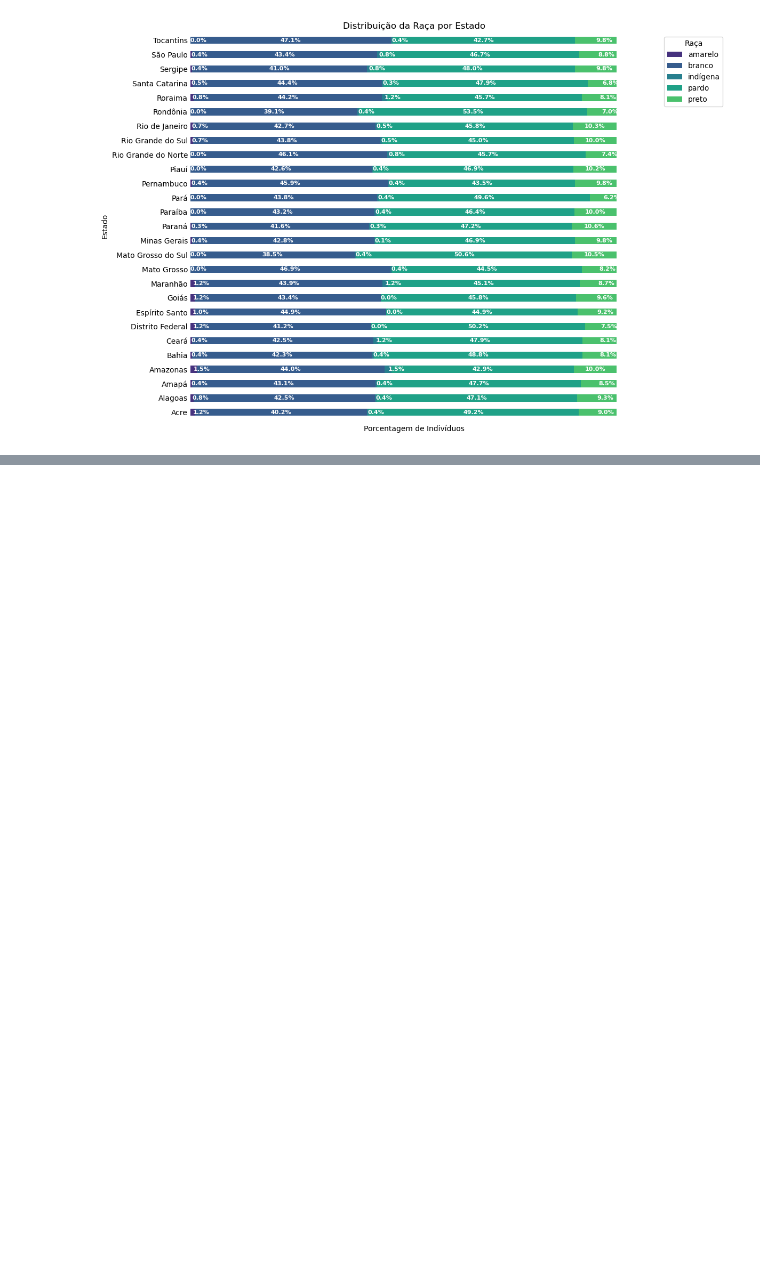
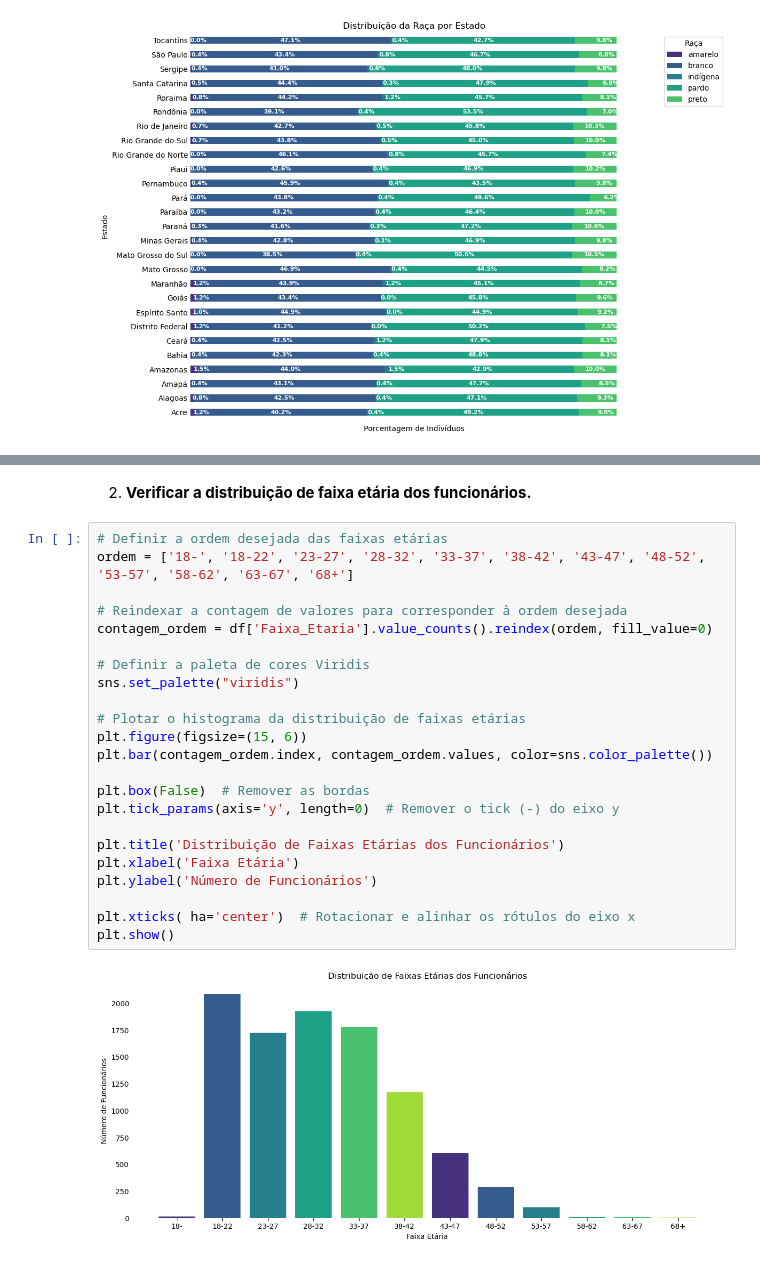
Before and after one commit to pedrolustosab/AdaHack-Dados, a Jupyter notebook: Análise Exploratória.ipynb, the cells around one changed output, grey strips where cells are left out. Drawn from its saved outputs; the diff is of its cells as text; blank space fills up the shorter version.

```diff
--- a/Análise Exploratória.ipynb
+++ b/Análise Exploratória.ipynb
@@ -507,0 +539,27 @@ plt.show()
+# %% [markdown]
+2. **Verificar a distribuição de faixa etária dos funcionários.**
+# %%
+# Definir a ordem desejada das faixas etárias
+ordem = ['18-', '18-22', '23-27', '28-32', '33-37', '38-42', '43-47', '48-52', '53-57', '58-62', '63-67', '68+']
+
+# Reindexar a contagem de valores para corresponder à ordem desejada
+contagem_ordem = df['Faixa_Etaria'].value_counts().reindex(ordem, fill_value=0)
+
+# Definir a paleta de cores Viridis
+sns.set_palette("viridis")
+
+# Plotar o histograma da distribuição de faixas etárias
+plt.figure(figsize=(15, 6))
+plt.bar(contagem_ordem.index, contagem_ordem.values, color=sns.color_palette())
+
+plt.box(False)  # Remover as bordas
+plt.tick_params(axis='y', length=0)  # Remover o tick (-) do eixo y
+
+plt.title('Distribuição de Faixas Etárias dos Funcionários')
+plt.xlabel('Faixa Etária')
+plt.ylabel('Número de Funcionários')
+
+plt.xticks( ha='center')  # Rotacionar e alinhar os rótulos do eixo x
+plt.show()
+# %% [output]
+[figure, added]
```
Also changed, not shown: parts of 6 cells of this notebook.
